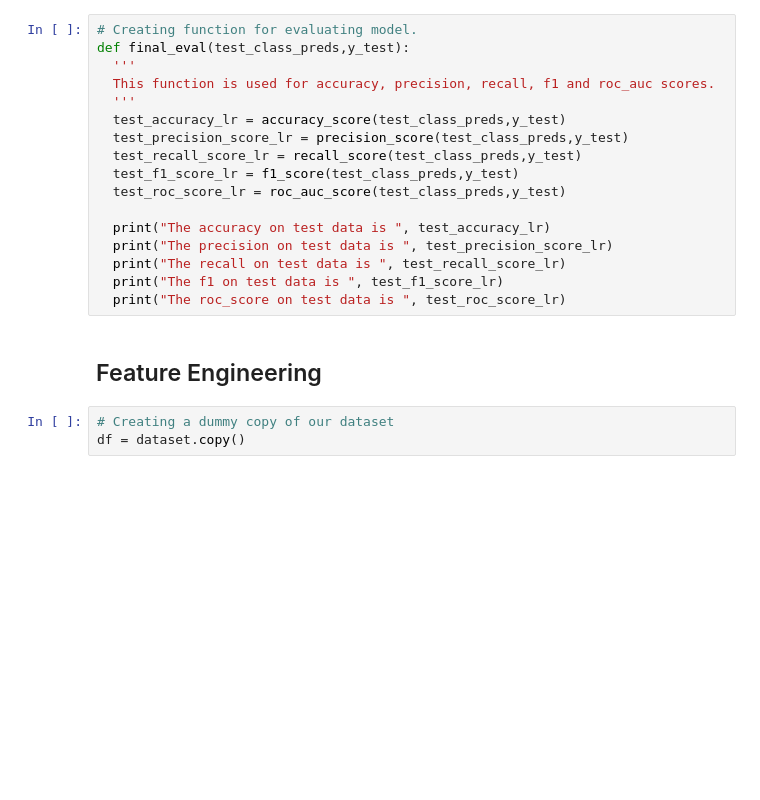
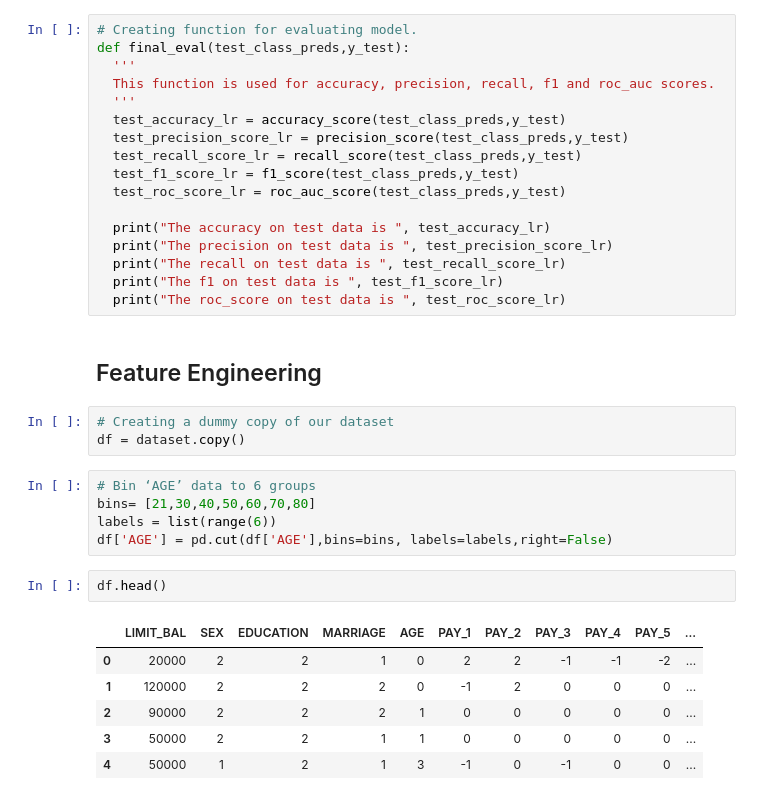
Before and after one commit to Anupam8858/Credit-Card-Default-Prediction, a Jupyter notebook: Credit_Card_Default_Prediction_Capstone_Project.ipynb, the cells around one changed output. Cells and saved outputs as stored; diff of their text form; blank space fills up the shorter version.

```diff
--- a/Credit_Card_Default_Prediction_Capstone_Project.ipynb
+++ b/Credit_Card_Default_Prediction_Capstone_Project.ipynb
@@ -419,3 +419,17 @@ def final_eval(test_class_preds,y_test):
 # %%
 # Creating a dummy copy of our dataset
 df = dataset.copy()
+# %%
+# Bin ‘AGE’ data to 6 groups
+bins= [21,30,40,50,60,70,80]
+labels = list(range(6))
+df['AGE'] = pd.cut(df['AGE'],bins=bins, labels=labels,right=False)
+# %%
+df.head()
+# %% [output]
+|  | LIMIT_BAL | SEX | EDUCATION | MARRIAGE | AGE | PAY_1 | PAY_2 | PAY_3 | PAY_4 | PAY_5 | ... |
+| 0 | 20000 | 2 | 2 | 1 | 0 | 2 | 2 | -1 | -1 | -2 | ... |
+| 1 | 120000 | 2 | 2 | 2 | 0 | -1 | 2 | 0 | 0 | 0 | ... |
+| 2 | 90000 | 2 | 2 | 2 | 1 | 0 | 0 | 0 | 0 | 0 | ... |
+| 3 | 50000 | 2 | 2 | 1 | 1 | 0 | 0 | 0 | 0 | 0 | ... |
+| 4 | 50000 | 1 | 2 | 1 | 3 | -1 | 0 | -1 | 0 | 0 | ... |
```
Also changed, not shown: parts of 7 cells of this notebook.
